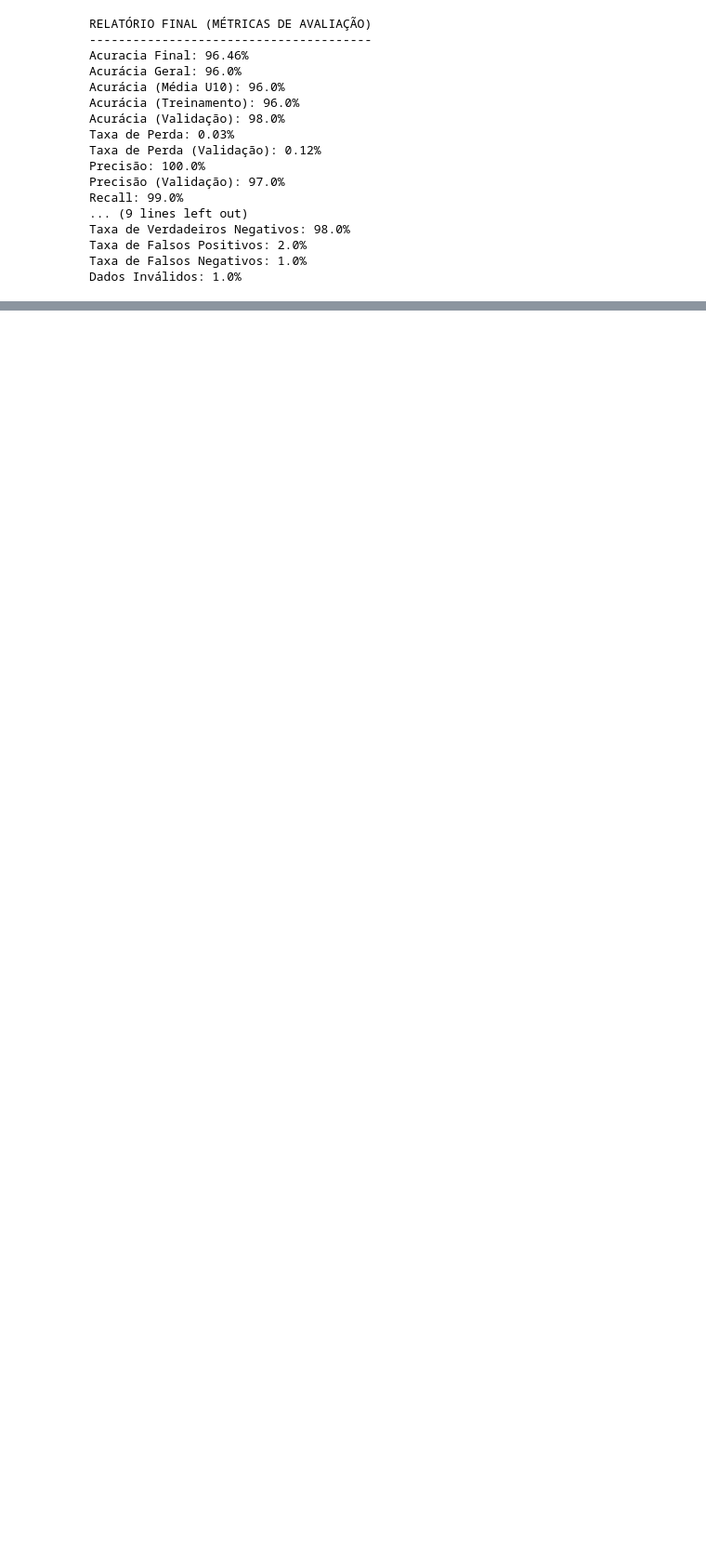
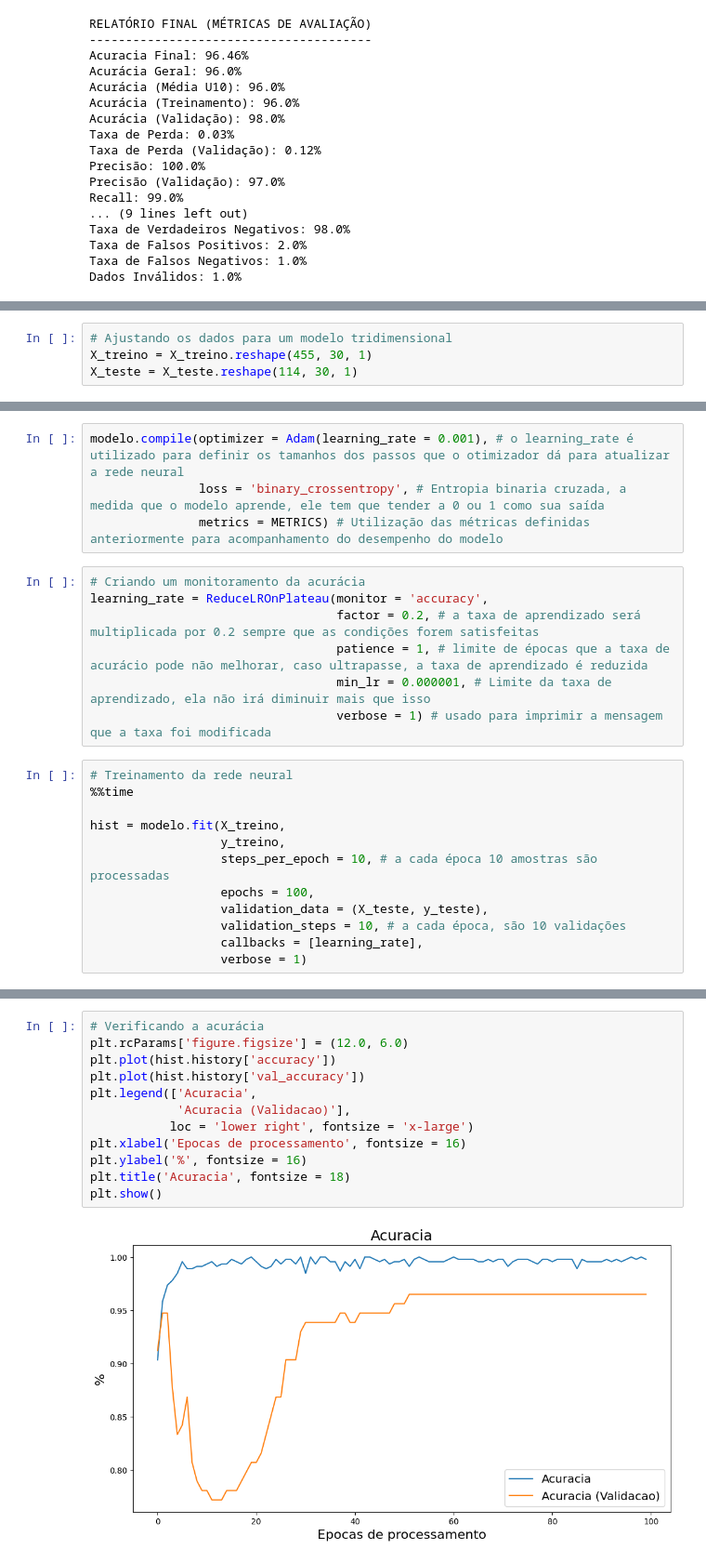
Before and after one commit to wildemberg-sales/ML-Breast-Cancer-Diagnosis, a Jupyter notebook: ML-Breast-Cancer-Diagnosis.ipynb, the cells around one changed output, grey strips where cells are left out. Shown at 93% size. Saved outputs shown, nothing was run; the diff lists cells and outputs as text; blank space fills up the shorter version.

Commit message:
Subindo versão 3 do modelo

```diff
--- a/ML-Breast-Cancer-Diagnosis.ipynb
+++ b/ML-Breast-Cancer-Diagnosis.ipynb
@@ -897,0 +1027,4 @@ Dados Inválidos: 1.0%
+# %%
+# Ajustando os dados para um modelo tridimensional
+X_treino = X_treino.reshape(455, 30, 1)
+X_teste = X_teste.reshape(114, 30, 1)
@@ -897,0 +1065,23 @@ Dados Inválidos: 1.0%
+# %%
+modelo.compile(optimizer = Adam(learning_rate = 0.001), # o learning_rate é utilizado para definir os tamanhos dos passos que o otimizador dá para atualizar a rede neural
+               loss = 'binary_crossentropy', # Entropia binaria cruzada, a medida que o modelo aprende, ele tem que tender a 0 ou 1 como sua saída
+               metrics = METRICS) # Utilização das métricas definidas anteriormente para acompanhamento do desempenho do modelo
+# %%
+# Criando um monitoramento da acurácia
+learning_rate = ReduceLROnPlateau(monitor = 'accuracy',
+                                  factor = 0.2, # a taxa de aprendizado será multiplicada por 0.2 sempre que as condições forem satisfeitas
+                                  patience = 1, # limite de épocas que a taxa de acurácio pode não melhorar, caso ultrapasse, a taxa de aprendizado é reduzida
+                                  min_lr = 0.000001, # Limite da taxa de aprendizado, ela não irá diminuir mais que isso
+                                  verbose = 1) # usado para imprimir a mensagem que a taxa foi modificada
+# %%
+# Treinamento da rede neural
+%%time
+
+hist = modelo.fit(X_treino,
+                  y_treino,
+                  steps_per_epoch = 10, # a cada época 10 amostras são processadas
+                  epochs = 100,
+                  validation_data = (X_teste, y_teste),
+                  validation_steps = 10, # a cada época, são 10 validações
+                  callbacks = [learning_rate],
+                  verbose = 1)
@@ -897,0 +1210,14 @@ Dados Inválidos: 1.0%
+# %%
+# Verificando a acurácia
+plt.rcParams['figure.figsize'] = (12.0, 6.0)
+plt.plot(hist.history['accuracy'])
+plt.plot(hist.history['val_accuracy'])
+plt.legend(['Acuracia',
+            'Acuracia (Validacao)'],
+           loc = 'lower right', fontsize = 'x-large')
+plt.xlabel('Epocas de processamento', fontsize = 16)
+plt.ylabel('%', fontsize = 16)
+plt.title('Acuracia', fontsize = 18)
+plt.show()
+# %% [output]
+[figure, added]
```
Also changed, not shown: parts of 25 cells of this notebook.
